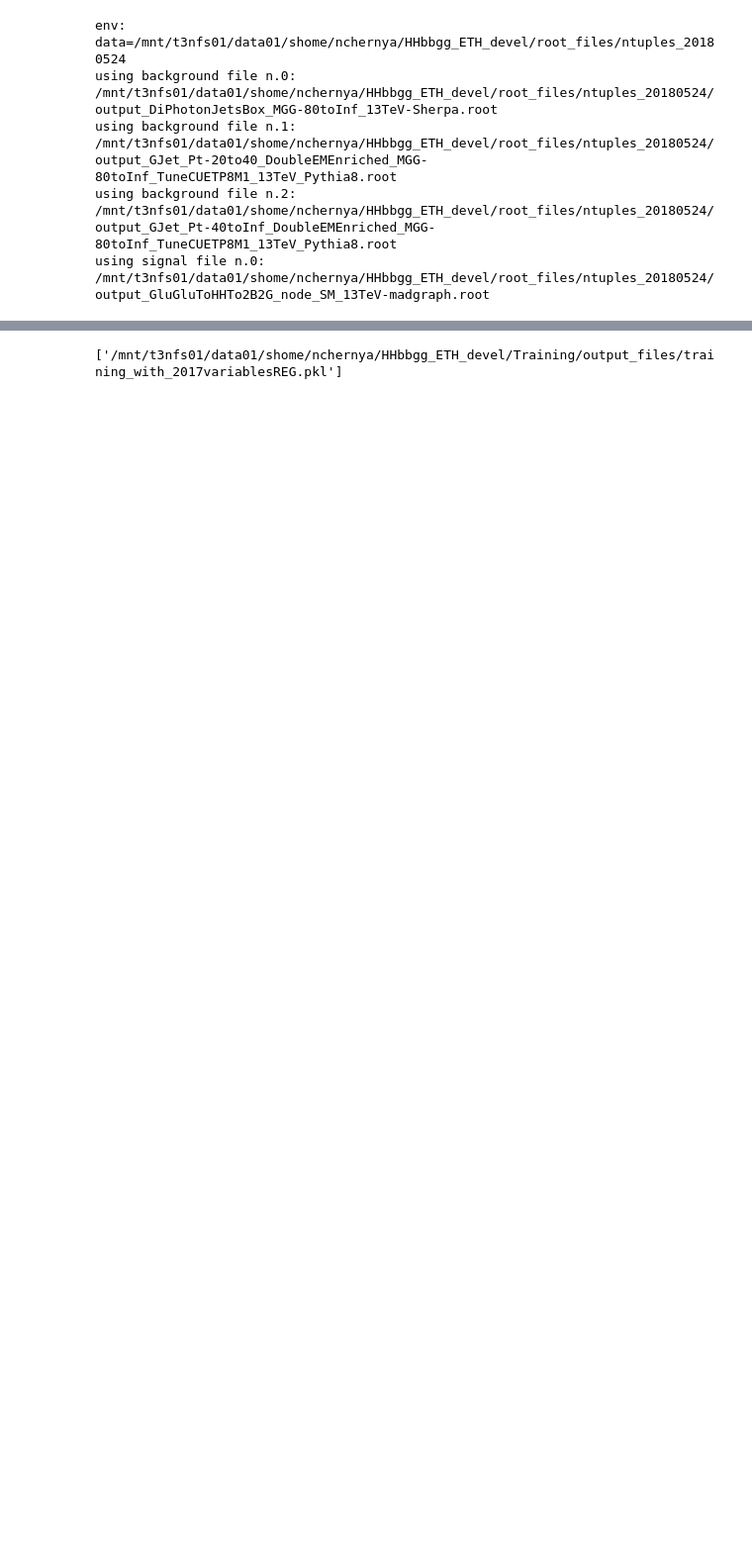
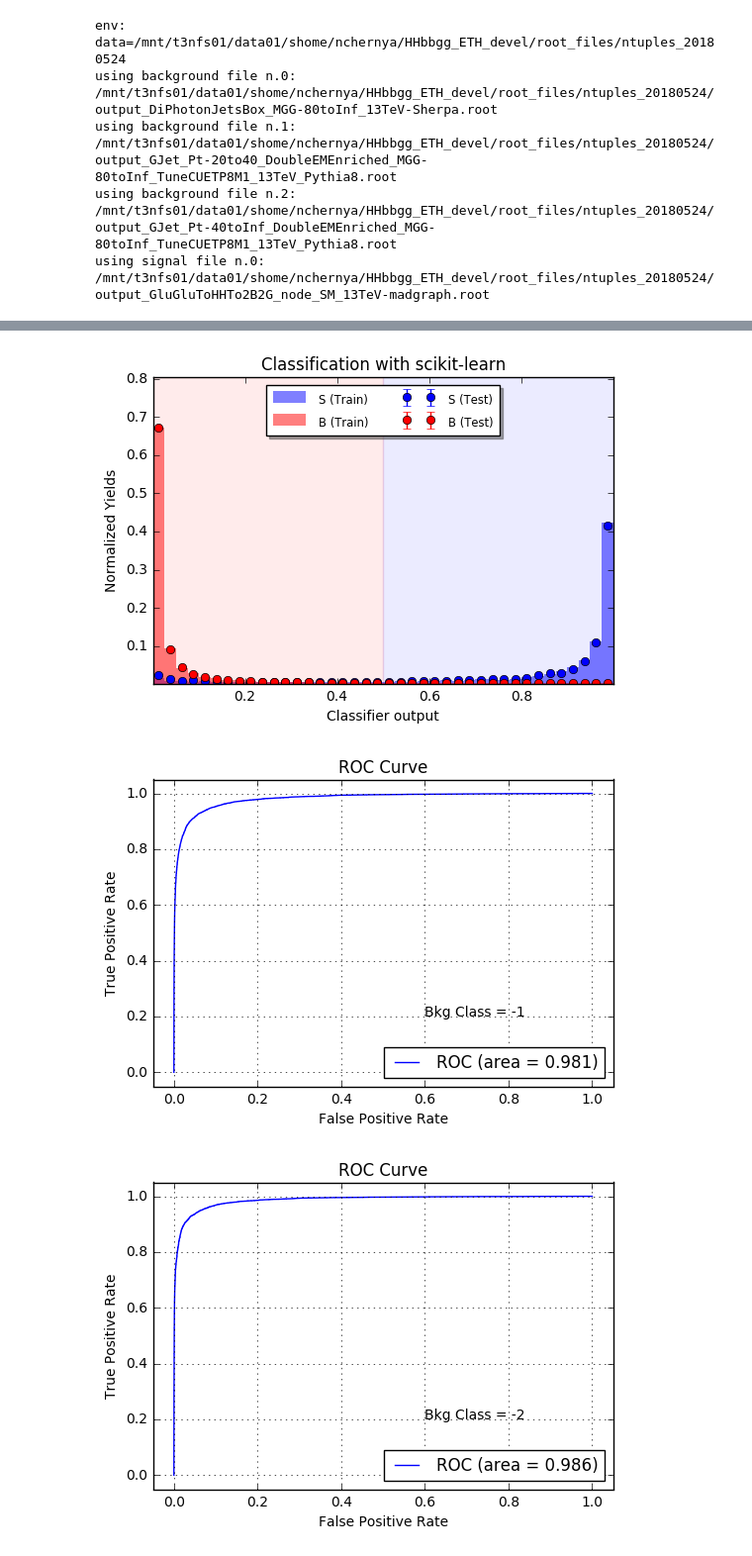
Before and after one commit to michelif/HHbbgg_ETH, a Jupyter notebook: Training/notebooks/trainMVAHHbbgg_bjetSamples.ipynb, the cells around one changed output, grey strips where cells are left out. Shown at 99% size. Drawn from its saved outputs; the diff is of its cells as text; code cells hidden in the pictures; blank space fills up the shorter version.

Commit message:
training with proper regression

```diff
--- a/Training/notebooks/trainMVAHHbbgg_bjetSamples.ipynb
+++ b/Training/notebooks/trainMVAHHbbgg_bjetSamples.ipynb
@@ -17,3 +18,9 @@ reload(postprocessing)
+# %%
+clf_trainings = []
+plot_classifier_all = []
+fpr_dipho_all,tpr_dipho_all = [],[]
+fpr_gJets_all,tpr_gJets_all = [],[]
+labels=[]
 # %%
 ntuples = 'ntuples_20180524'
 # "%" sign allows to interpret the rest as a system command
@@ -50,0 +60,7 @@ using signal file n.0: /mnt/t3nfs01/data01/shome/nchernya/HHbbgg_ETH_devel/root_
+# %%
+outstr = "2017variables_ResWeightggbb_withRegression"
+labels.append(outstr)
+utils.IO.plotFolder = '/mnt/t3nfs01/data01/shome/nchernya/HHbbgg_ETH_devel/Training/plots/%s/'%outstr
+if not os.path.exists(utils.IO.plotFolder):
+    print utils.IO.plotFolder, "doesn't exist, creating it..."
+    os.makedirs(utils.IO.plotFolder)
@@ -140,10 +168,8 @@ using tree:bbggSelectionTree
 #plotting.plot_input_variables(X_sig,X_bkg,branch_names,None,30,'withBREG')
 # %%
 ########final optimization with all fixed#######
-
 from sklearn.externals import joblib
 import xgboost as xgb
-
 #optimized parameters
 clf = xgb.XGBClassifier(base_score=0.5, colsample_bylevel=1, colsample_bytree=1,
        gamma=0, learning_rate=0.1, max_delta_step=0, max_depth=5,
@@ -151,7 +177,25 @@ clf = xgb.XGBClassifier(base_score=0.5, colsample_bylevel=1, colsample_bytree=1,
        objective='binary:logistic', reg_alpha=0, reg_lambda=0.1,
        scale_pos_weight=1, seed=0, silent=True, subsample=1)
 clf.fit(X_total_train,y_total_train, sample_weight=w_total_train)
-joblib.dump(clf, os.path.expanduser('~/HHbbgg_ETH_devel/Training/output_files/training_with_2017variablesREG.pkl'), compress=9)
+joblib.dump(clf, os.path.expanduser('~/HHbbgg_ETH_devel/Training/output_files/training_with_%s.pkl'%outstr), compress=9)
+clf_trainings.append(clf)
-# %% [output]
-['/mnt/t3nfs01/data01/shome/nchernya/HHbbgg_ETH_devel/Training/output_files/training_with_2017variablesREG.pkl']
+# %%
+plt.clf()
+plot_classifier = plotting.plot_classifier_output(clf,X_total_train,X_total_test,y_total_train,y_total_test,outString=outstr)
+plt.show()
+fpr_dipho,tpr_dipho = plotting.plot_roc_curve_multiclass_singleBkg(X_total_test,y_total_test,clf,-1,outString=outstr,weights=w_total_test)
+plt.show()
+fpr_gJets,tpr_gJets = plotting.plot_roc_curve_multiclass_singleBkg(X_total_test,y_total_test,clf,-2,outString=outstr,weights=w_total_test)
+plt.show()
+
+
+plot_classifier_all.append(plot_classifier)
+fpr_dipho_all.append(fpr_dipho)
+tpr_dipho_all.append(tpr_dipho)
+fpr_gJets_all.append(fpr_gJets)
+tpr_gJets_all.append(tpr_gJets)
+# %% [output]
+[figure, added]
+[figure, added]
+[figure, added]
 # %%
```
Also changed, not shown: parts of 12 cells of this notebook, 2 other files.
